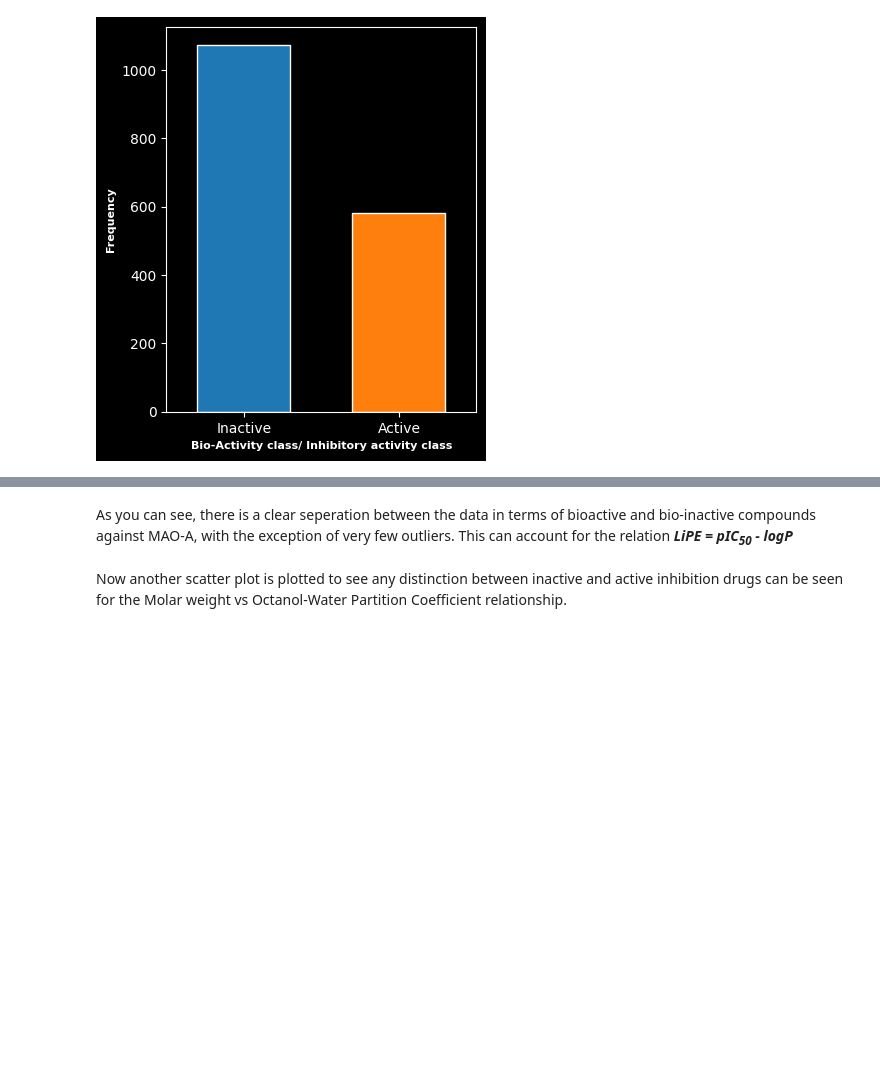
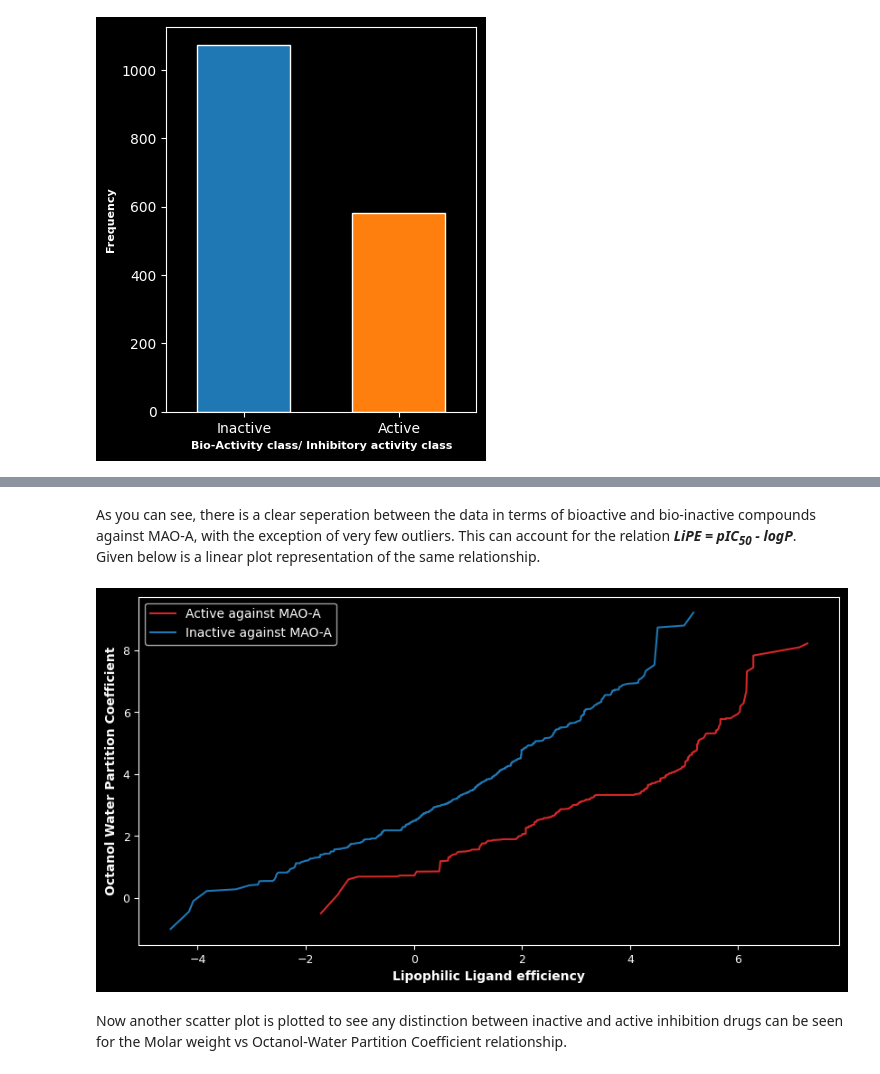
Before and after one commit to Diacod-I/BourneToKill, a Jupyter notebook: BioInfo.ipynb, the cells around one changed output, grey strips where cells are left out. Cells and saved outputs as stored; diff of their text form; code cells hidden in the pictures; blank space fills up the shorter version.

```diff
--- a/BioInfo.ipynb
+++ b/BioInfo.ipynb
@@ -801,5 +803,19 @@ plt.show()
 # %% [markdown]
-As you can see, there is a clear seperation between the data in terms of bioactive and bio-inactive compounds against MAO-A, with the exception of very few outliers. This can account for the relation     ***LiPE = pIC<sub>50</sub> - logP***
+As you can see, there is a clear seperation between the data in terms of bioactive and bio-inactive compounds against MAO-A, with the exception of very few outliers. This can account for the relation     ***LiPE = pIC<sub>50</sub> - logP***.<br>Given below is a linear plot representation of the same relationship.
+# %%
+ligler = sorted(np.array(binary.loc[binary['Inhib_class'] == 'Active']['lle']))
+octlogr = sorted(np.array(binary.loc[binary['Inhib_class'] == 'Active']['LogP']))
+ligleb = sorted(np.array(binary.loc[binary['Inhib_class'] == 'Inactive']['lle']))
+octlogb = sorted(np.array(binary.loc[binary['Inhib_class'] == 'Inactive']['LogP']))
+plt.figure(figsize=(10,5))
+plt.plot(ligler,octlogr,color='tab:red',label='Active against MAO-A')
+plt.plot(ligleb,octlogb,color='tab:blue',label='Inactive against MAO-A')
+plt.xlabel('Lipophilic Ligand efficiency',fontsize=10,fontweight='bold'),plt.ylabel('Octanol Water Partition Coefficient',fontsize=10,fontweight='bold')
+plt.tick_params(labelsize=9)
+plt.legend()
+plt.show()
+# %% [output]
+[figure, added]
 # %% [markdown]
 Now another scatter plot is plotted to see any distinction between inactive and active inhibition drugs can be seen for the Molar weight vs Octanol-Water Partition Coefficient relationship.
 # %%
```
Also changed, not shown: parts of 17 cells of this notebook.
